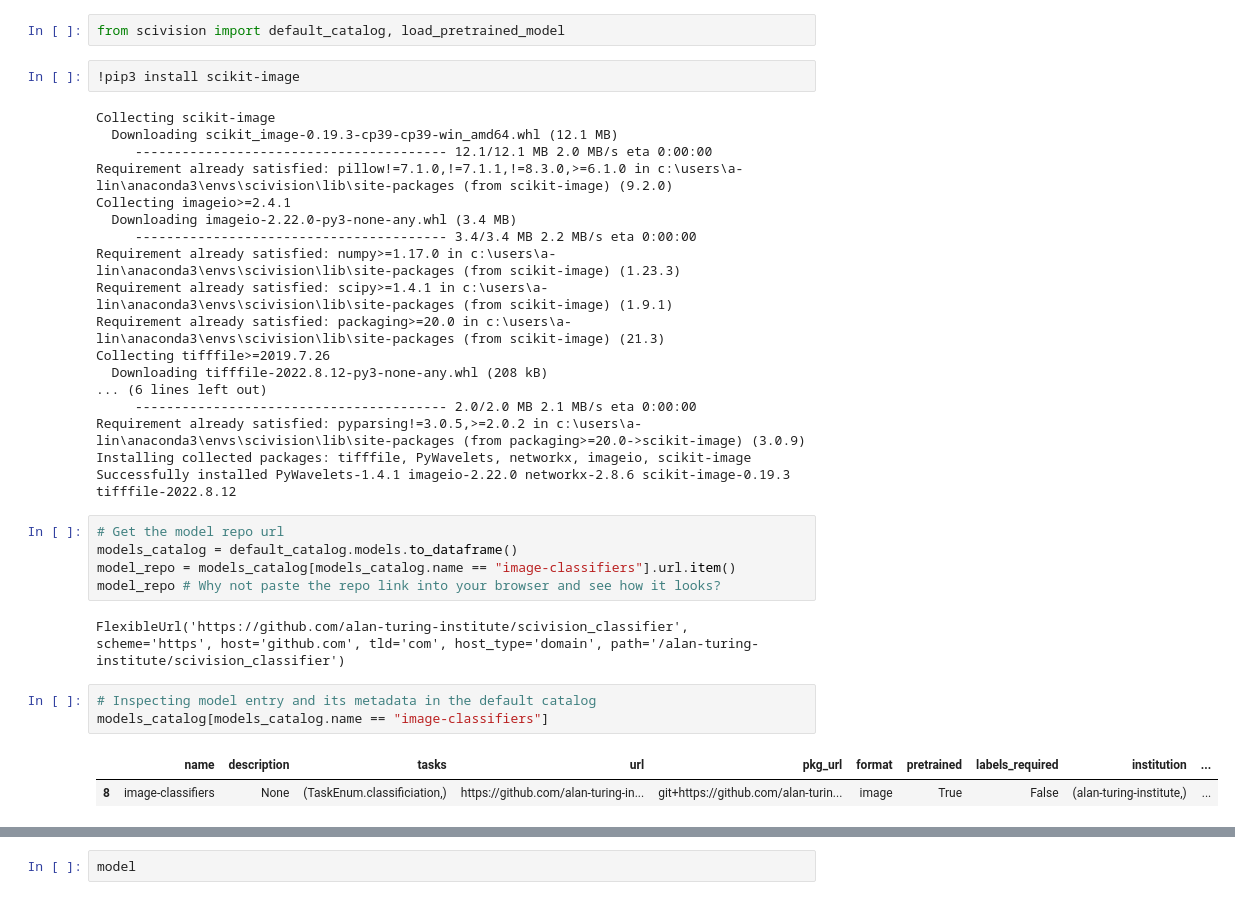
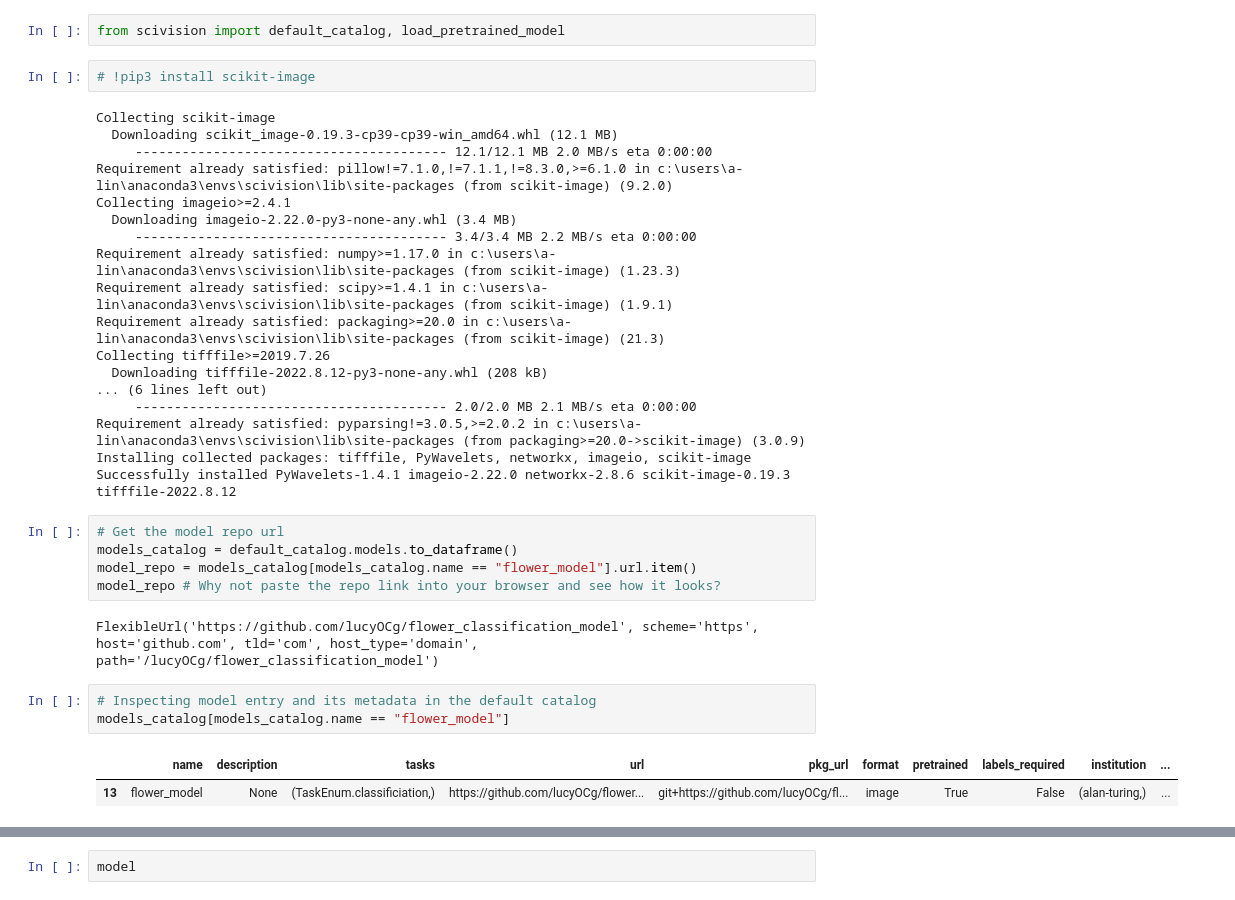
Before and after one commit to lucyOCg/scivision, a Jupyter notebook: flower_power.ipynb, the cells around one changed output, grey strips where cells are left out. Saved outputs shown, nothing was run; the diff lists cells and outputs as text.

Commit message:
update running model in the notebook.

```diff
--- a/flower_power.ipynb
+++ b/flower_power.ipynb
@@ -55,7 +78,7 @@ You should consider upgrading via the 'pip install --upgrade pip' command.
 # %%
 from scivision import default_catalog, load_pretrained_model
 # %%
-!pip3 install scikit-image
+# !pip3 install scikit-image
 # %% [output]
 Collecting scikit-image
   Downloading scikit_image-0.19.3-cp39-cp39-win_amd64.whl (12.1 MB)
@@ -77,16 +100,16 @@ Successfully installed PyWavelets-1.4.1 imageio-2.22.0 networkx-2.8.6 scikit-ima
 # %%
 # Get the model repo url
 models_catalog = default_catalog.models.to_dataframe()
-model_repo = models_catalog[models_catalog.name == "image-classifiers"].url.item()
+model_repo = models_catalog[models_catalog.name == "flower_model"].url.item()
 model_repo # Why not paste the repo link into your browser and see how it looks?
 # %% [output]
-FlexibleUrl('https://github.com/alan-turing-institute/scivision_classifier', scheme='https', host='github.com', tld='com', host_type='domain', path='/alan-turing-institute/scivision_classifier')
+FlexibleUrl('https://github.com/lucyOCg/flower_classification_model', scheme='https', host='github.com', tld='com', host_type='domain', path='/lucyOCg/flower_classification_model')
 # %%
 # Inspecting model entry and its metadata in the default catalog
-models_catalog[models_catalog.name == "image-classifiers"]
+models_catalog[models_catalog.name == "flower_model"]
 # %% [output]
 |  | name | description | tasks | url | pkg_url | format | pretrained | labels_required | institution | ... |
-| 8 | image-classifiers | None | (TaskEnum.classificiation,) | https://github.com/alan-turing-in... | git+https://github.com/alan-turin... | image | True | False | (alan-turing-institute,) | ... |
+| 13 | flower_model | None | (TaskEnum.classificiation,) | https://github.com/lucyOCg/flower... | git+https://github.com/lucyOCg/fl... | image | True | False | (alan-turing,) | ... |
 # %%
 # Note: when loading this model repo for the first time you'll need to add the allow_install=True flag
 model = load_pretrained_model(model_repo, allow_install=True)
```
Also changed, not shown: parts of 5 cells of this notebook.
